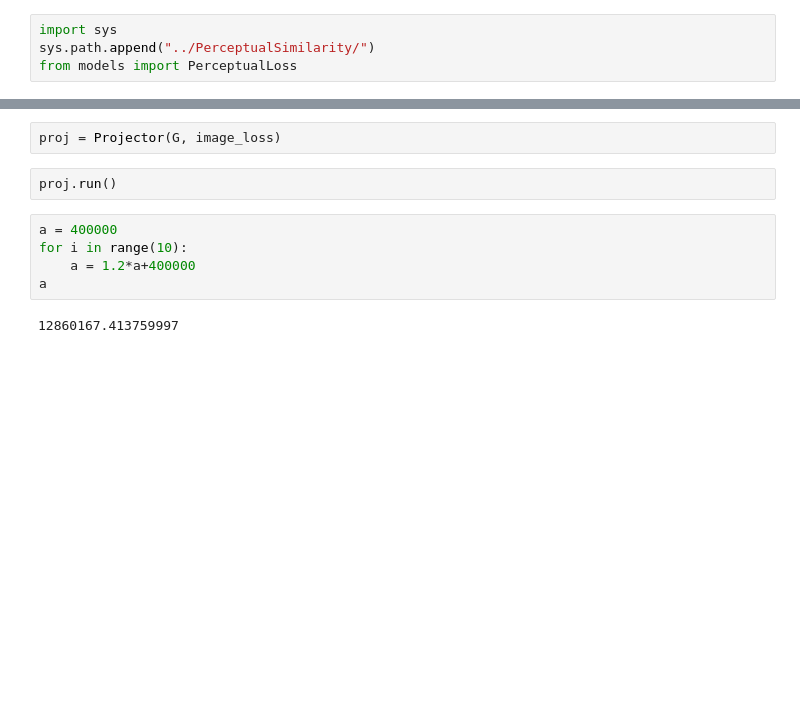
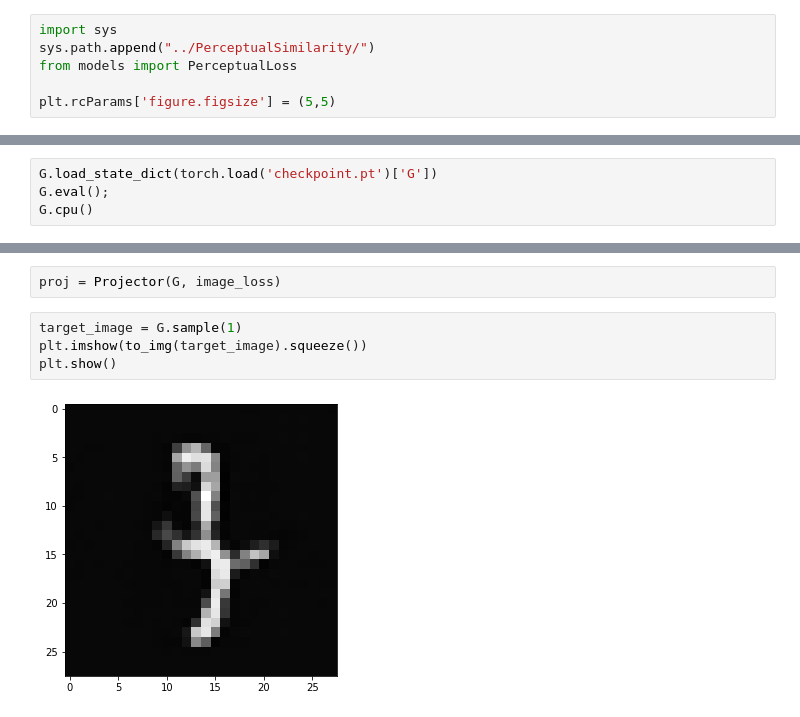
Before and after one commit to simplerick/stylegan2_pytorch, a Jupyter notebook: stylegan2.ipynb, the cells around one changed output, grey strips where cells are left out. Cells and saved outputs as stored; diff of their text form; blank space fills up the shorter version.

```diff
--- a/stylegan2.ipynb
+++ b/stylegan2.ipynb
@@ -408,4 +413,6 @@ def train_E(G, E, max_iter, batch_size, E_opt_args, mapping_opt_args,
 import sys
 sys.path.append("../PerceptualSimilarity/")
 from models import PerceptualLoss
+
+plt.rcParams['figure.figsize'] = (5,5)
 # %%
@@ -504,0 +497,4 @@ tensor([[[[0.3021]]]], device='cuda:0', grad_fn=<AddBackward0>)
+# %%
+G.load_state_dict(torch.load('checkpoint.pt')['G'])
+G.eval();
+G.cpu()
@@ -505,11 +519,8 @@ tensor([[[[0.3021]]]], device='cuda:0', grad_fn=<AddBackward0>)
 # %%
 proj = Projector(G, image_loss)
-# %%
-proj.run()
-# %%
-a = 400000
-for i in range(10):
-    a = 1.2*a+400000
-a
-# %% [output]
-12860167.413759997
+# %%
+target_image = G.sample(1)
+plt.imshow(to_img(target_image).squeeze())
+plt.show()
+# %% [output]
+[figure, added]
```
Also changed, not shown: parts of 21 cells of this notebook.
